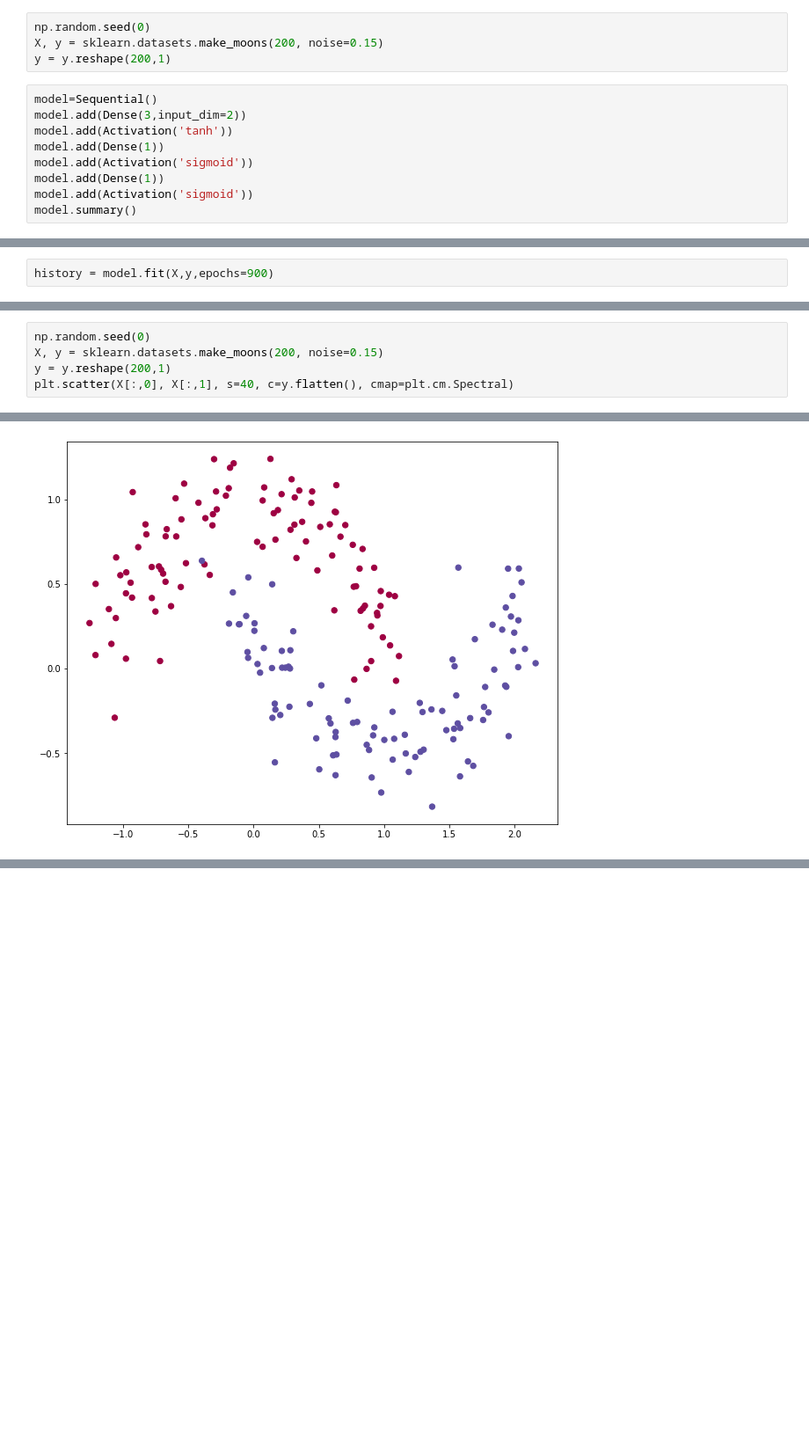
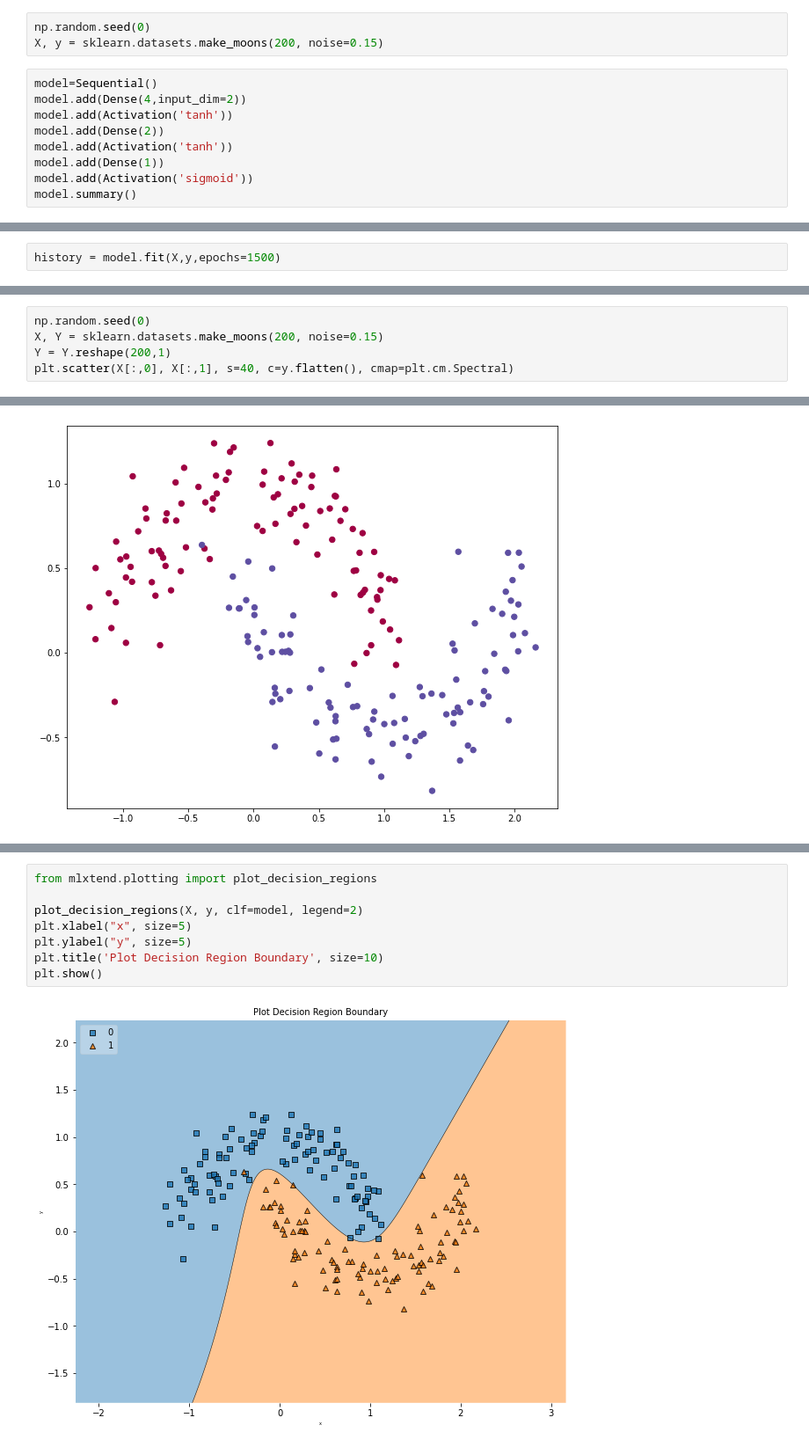
Before and after one commit to LuchoValr/Mycodes, a Jupyter notebook: deep-finance.ipynb, the cells around one changed output, grey strips where cells are left out. Shown at 88% size. Drawn from its saved outputs; the diff is of its cells as text; blank space fills up the shorter version.

```diff
--- a/deep-finance.ipynb
+++ b/deep-finance.ipynb
@@ -141,15 +141,14 @@ from keras.models import Sequential
 # %%
 np.random.seed(0)
 X, y = sklearn.datasets.make_moons(200, noise=0.15)
-y = y.reshape(200,1)
 # %%
 model=Sequential()
-model.add(Dense(3,input_dim=2))
+model.add(Dense(4,input_dim=2))
+model.add(Activation('tanh'))
+model.add(Dense(2))
 model.add(Activation('tanh'))
 model.add(Dense(1))
 model.add(Activation('sigmoid'))
-model.add(Dense(1))
-model.add(Activation('sigmoid'))
 model.summary()
 # %% [output]
 Model: "sequential"
@@ -176,5 +175,5 @@ _________________________________________________________________
 # %%
 model.compile(optimizer='sgd',loss='binary_crossentropy',metrics=['acc'])
 # %%
-history = model.fit(X,y,epochs=900)
+history = model.fit(X,y,epochs=1500)
 # %% [output]
@@ -199,7 +198,7 @@ Epoch 900/900
 # %%
 np.random.seed(0)
-X, y = sklearn.datasets.make_moons(200, noise=0.15)
-y = y.reshape(200,1)
+X, Y = sklearn.datasets.make_moons(200, noise=0.15)
+Y = Y.reshape(200,1)
 plt.scatter(X[:,0], X[:,1], s=40, c=y.flatten(), cmap=plt.cm.Spectral)
 # %% [output]
 <matplotlib.collections.PathCollection at 0x...>
@@ -212,0 +212,10 @@ Test accuracy: 0.8299999833106995
+# %%
+from mlxtend.plotting import plot_decision_regions
+
+plot_decision_regions(X, y, clf=model, legend=2)
+plt.xlabel("x", size=5)
+plt.ylabel("y", size=5)
+plt.title('Plot Decision Region Boundary', size=10)
+plt.show()
+# %% [output]
+[figure, added]
```
Also changed, not shown: parts of 8 cells of this notebook.
